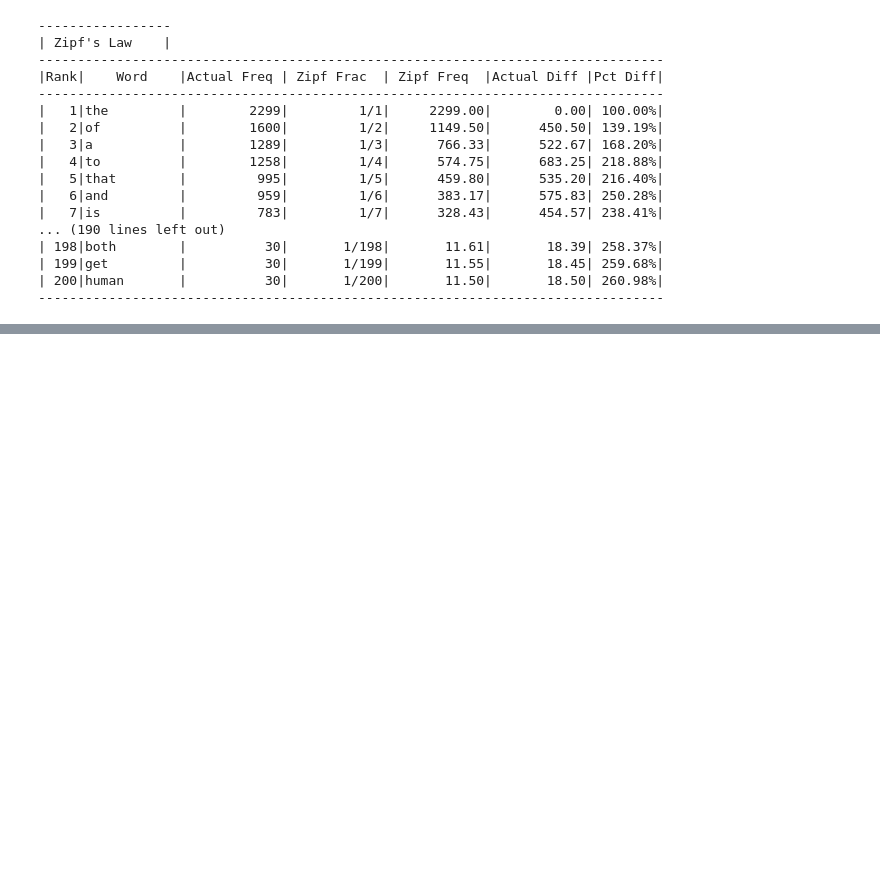
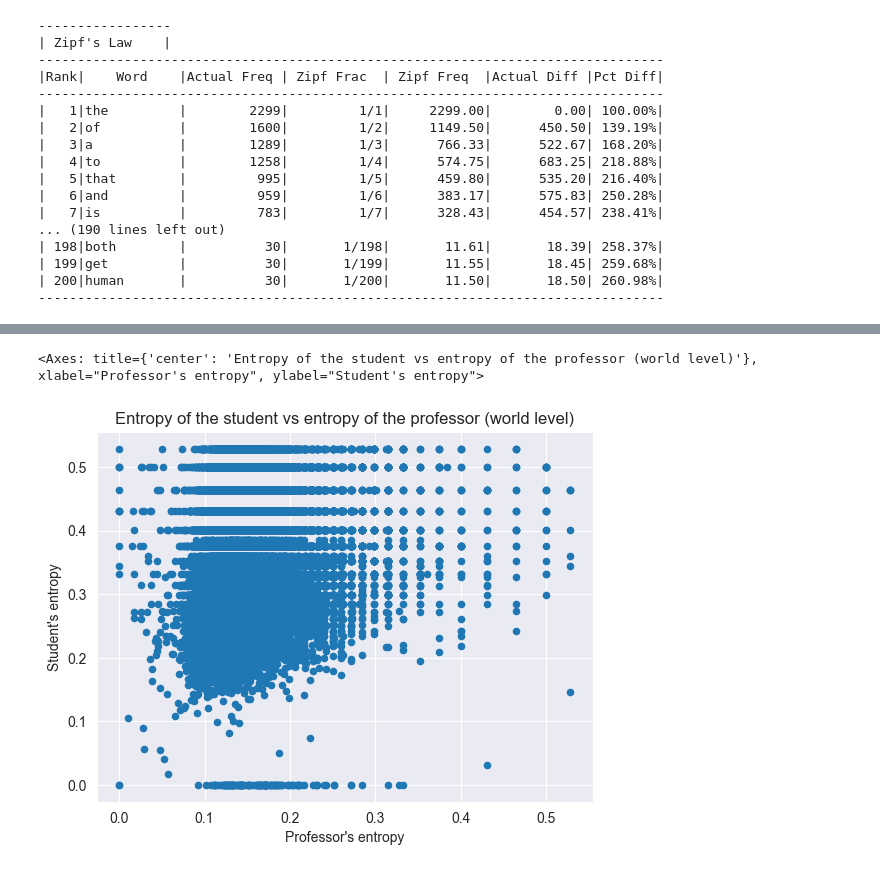
Before and after one commit to aleksKaluski/zipf-law-for-information-theory, a Jupyter notebook: analysis.ipynb, the cells around one changed output, grey strips where cells are left out. Saved outputs shown, nothing was run; the diff lists cells and outputs as text; code cells hidden in the pictures; blank space fills up the shorter version.

```diff
--- a/analysis.ipynb
+++ b/analysis.ipynb
@@ -247,0 +294,2 @@ df.head()
+# %%
+df.sort_values('professor_ent', ascending=False, inplace=False).head(5)
@@ -247,0 +304,2 @@ df.head()
+# %%
+df.sort_values('student_ent', ascending=False, inplace=False).head(5)
@@ -247,0 +314,2 @@ df.head()
+# %%
+df.sort_values(['student_ent', 'professor_ent'], ascending=False, inplace=False).head(5)
@@ -247,0 +343,8 @@ df.head()
+# %%
+"""
+4.2) Entropy on the word level
+"""
+from source import entropy as ep
+reload(ep)
+df = ep.compute_entropy_dataset(df, ['professor_clean', 'student_clean'])
+df.info()
@@ -247,0 +370,5 @@ df.head()
+# %%
+df.plot(kind='scatter', x='professor_clean_ent', y='student_clean_ent',xlabel="Professor's entropy", ylabel="Student's entropy", title="Entropy of the student vs entropy of the professor (world level)")
+# %% [output]
+<Axes: title={'center': 'Entropy of the student vs entropy of the professor (world level)'}, xlabel="Professor's entropy", ylabel="Student's entropy">
+[figure, added]
```
Also changed, not shown: parts of 22 cells of this notebook, 8 other files.
